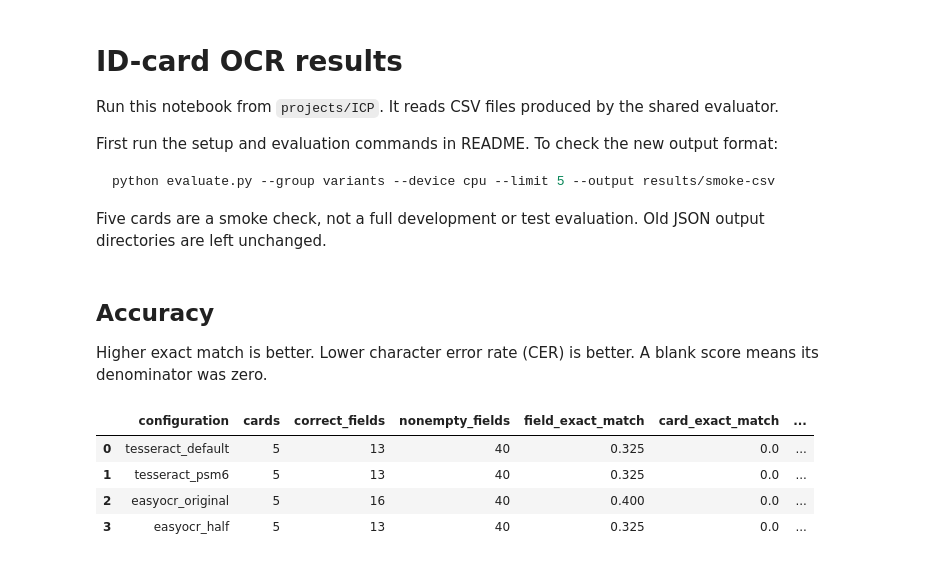
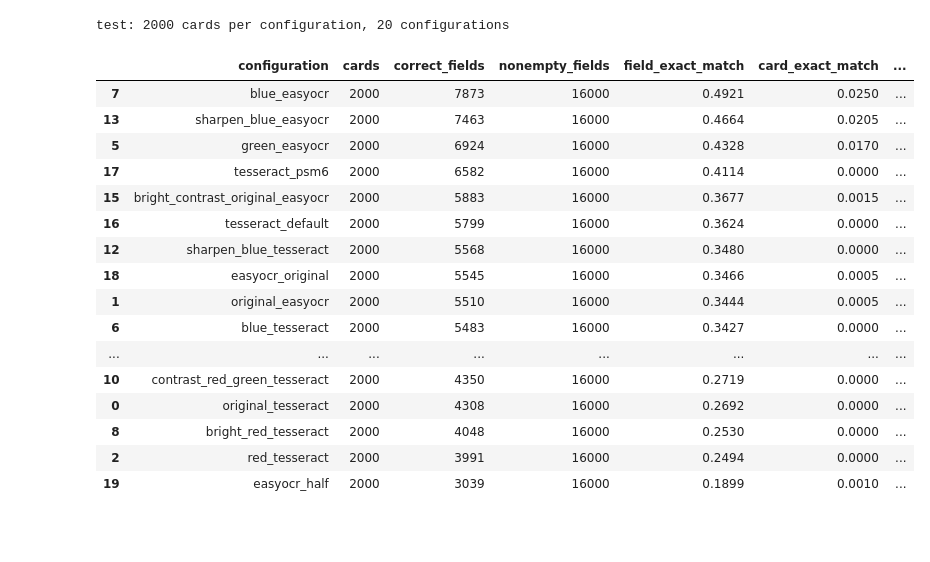
Before and after one commit to nizar-tal/E2EML-Project-ICP, a Jupyter notebook: projects/ICP/ICP.ipynb, the cells around one changed output. Saved outputs shown, nothing was run; the diff lists cells and outputs as text; code cells hidden in the pictures; blank space fills up the shorter version.

````diff
--- a/projects/ICP/ICP.ipynb
+++ b/projects/ICP/ICP.ipynb
@@ -1,9 +0,0 @@
-# %% [markdown]
-# ID-card OCR results
-Run this notebook from `projects/ICP`. It reads CSV files produced by the shared evaluator.
-
-First run the setup and evaluation commands in README. To check the new output format:
-```bash
-python evaluate.py --group variants --device cpu --limit 5 --output results/smoke-csv
-```
-Five cards are a smoke check, not a full development or test evaluation. Old JSON output directories are left unchanged.
@@ -33,12 +1,44 @@ if run["slice"] != "test":
-# %% [markdown]
-## Accuracy
-Higher exact match is better. Lower character error rate (CER) is better. A blank score means its denominator was zero.
+# %%
+from pathlib import Path
+import json
+import unicodedata
+import pandas as pd
+from IPython.display import display
+
+ROOT = Path.cwd()
+if not (ROOT / "ocr_variants.json").exists():
+    ROOT = ROOT / "projects/ICP"
+# %%
+# local files I had for the T1/T2 results
+RUN_DIR = ROOT / "service/results/test-all"
+run = json.loads((RUN_DIR / "metadata/run.json").read_text())
+results = pd.read_csv(RUN_DIR / "results.csv")
+fields = pd.read_csv(RUN_DIR / "fields.csv")
+comparisons = pd.read_csv(RUN_DIR / "comparisons.csv")
+rankings = pd.read_csv(RUN_DIR / "rankings.csv")
+
+print(f"{run['slice']}: {run['cards']} cards per configuration, {len(results)} configurations")
+# %% [output]
+test: 2000 cards per configuration, 20 configurations
 # %%
 accuracy_columns = ["configuration", "cards", "correct_fields", "nonempty_fields", "field_exact_match", "card_exact_match", "mean_field_cer"]
-display(results[accuracy_columns].round(4))
+display(results[accuracy_columns].sort_values("field_exact_match",
+                                              ascending=False).round(4))
 # %% [output]
 |  | configuration | cards | correct_fields | nonempty_fields | field_exact_match | card_exact_match | ... |
-| 0 | tesseract_default | 5 | 13 | 40 | 0.325 | 0.0 | ... |
-| 1 | tesseract_psm6 | 5 | 13 | 40 | 0.325 | 0.0 | ... |
-| 2 | easyocr_original | 5 | 16 | 40 | 0.400 | 0.0 | ... |
-| 3 | easyocr_half | 5 | 13 | 40 | 0.325 | 0.0 | ... |
+| 7 | blue_easyocr | 2000 | 7873 | 16000 | 0.4921 | 0.0250 | ... |
+| 13 | sharpen_blue_easyocr | 2000 | 7463 | 16000 | 0.4664 | 0.0205 | ... |
+| 5 | green_easyocr | 2000 | 6924 | 16000 | 0.4328 | 0.0170 | ... |
+| 17 | tesseract_psm6 | 2000 | 6582 | 16000 | 0.4114 | 0.0000 | ... |
+| 15 | bright_contrast_original_easyocr | 2000 | 5883 | 16000 | 0.3677 | 0.0015 | ... |
+| 16 | tesseract_default | 2000 | 5799 | 16000 | 0.3624 | 0.0000 | ... |
+| 12 | sharpen_blue_tesseract | 2000 | 5568 | 16000 | 0.3480 | 0.0000 | ... |
+| 18 | easyocr_original | 2000 | 5545 | 16000 | 0.3466 | 0.0005 | ... |
+| 1 | original_easyocr | 2000 | 5510 | 16000 | 0.3444 | 0.0005 | ... |
+| 6 | blue_tesseract | 2000 | 5483 | 16000 | 0.3427 | 0.0000 | ... |
+| ... | ... | ... | ... | ... | ... | ... | ... |
+| 10 | contrast_red_green_tesseract | 2000 | 4350 | 16000 | 0.2719 | 0.0000 | ... |
+| 0 | original_tesseract | 2000 | 4308 | 16000 | 0.2692 | 0.0000 | ... |
+| 8 | bright_red_tesseract | 2000 | 4048 | 16000 | 0.2530 | 0.0000 | ... |
+| 2 | red_tesseract | 2000 | 3991 | 16000 | 0.2494 | 0.0000 | ... |
+| 19 | easyocr_half | 2000 | 3039 | 16000 | 0.1899 | 0.0010 | ... |
````
Also changed, not shown: parts of 17 cells of this notebook, 22 other files.
